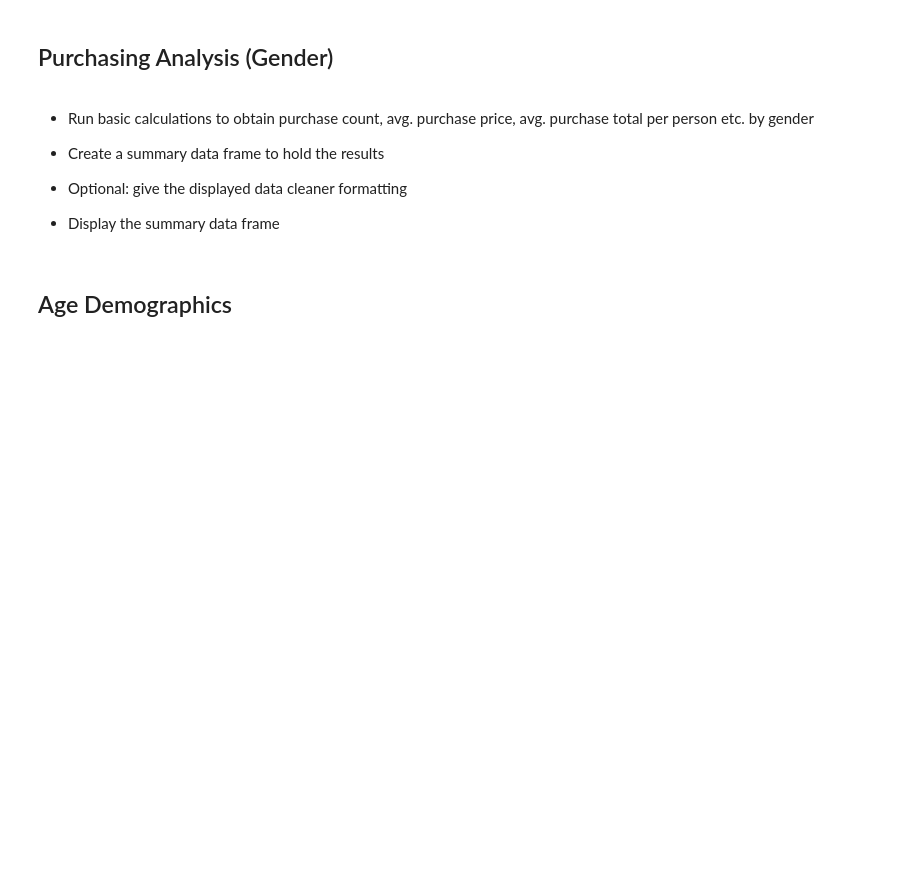
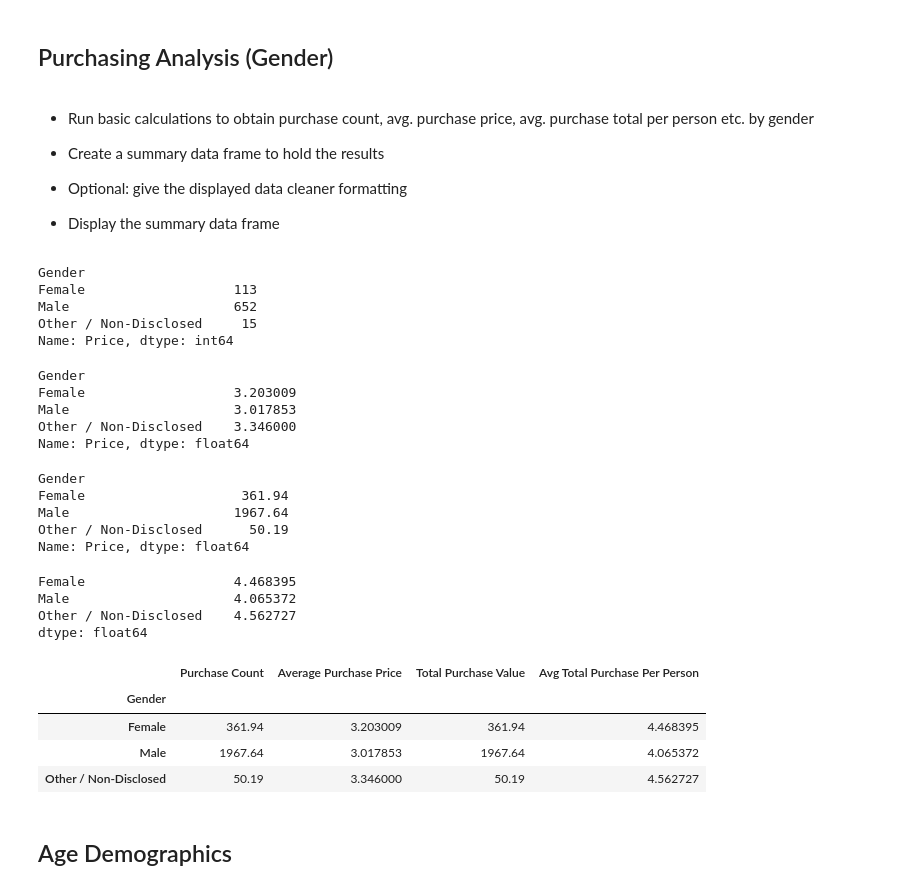
Before and after one commit to emersonmolett/Pandas-challenge, a Jupyter notebook: 04-Pandas/Instructions/HeroesOfPymoli/HeroesOfPymoli_starter.ipynb, the cells around one changed output. Saved outputs shown, nothing was run; the diff lists cells and outputs as text; code cells hidden in the pictures; blank space fills up the shorter version.

Commit message:
updated total to reflect total_player. also updated Purchasing Analysis (Gender)

```diff
--- a/04-Pandas/Instructions/HeroesOfPymoli/HeroesOfPymoli_starter.ipynb
+++ b/04-Pandas/Instructions/HeroesOfPymoli/HeroesOfPymoli_starter.ipynb
@@ -175,6 +175,59 @@ summary_df
 
 
 * Display the summary data frame
+# %%
+# Calculate purchase count by gender based on Gender & Price columns
+purchase_analysis_gender_total = purchase_data.groupby(["Gender"]).count()["Price"]
+print(purchase_analysis_gender_total)
+# %% [output]
+Gender
+Female                   113
+Male                     652
+Other / Non-Disclosed     15
+Name: Price, dtype: int64
+# %%
+# Calculate average(mean) purchase price
+purchase_analysis_gender_average = purchase_data.groupby(["Gender"]).mean()["Price"]
+print(purchase_analysis_gender_average)
+# %% [output]
+Gender
+Female                   3.203009
+Male                     3.017853
+Other / Non-Disclosed    3.346000
+Name: Price, dtype: float64
+# %%
+# Calculate total (sum) purchases dollar amounts by gender
+purchase_analysis_gender_total = purchase_data.groupby(["Gender"]).sum()["Price"]
+print(purchase_analysis_gender_total)
+# %% [output]
+Gender
+Female                    361.94
+Male                     1967.64
+Other / Non-Disclosed      50.19
+Name: Price, dtype: float64
+# %%
+# Calculate average(mean) purchase total per person by gender
+average_perchase_per_person_gender = purchase_analysis_gender_total/gender_total
+print(average_perchase_per_person_gender)
+# %% [output]
+Female                   4.468395
+Male                     4.065372
+Other / Non-Disclosed    4.562727
+dtype: float64
+# %%
+# Create a summary data frame to hold the results
+
+summary_df = pd.DataFrame({"Purchase Count": purchase_analysis_gender_total,
+                           "Average Purchase Price": purchase_analysis_gender_average,
+                          "Total Purchase Value": purchase_analysis_gender_total,
+                          "Avg Total Purchase Per Person": average_perchase_per_person_gender})
+summary_df
+# %% [output]
+|  | Purchase Count | Average Purchase Price | Total Purchase Value | Avg Total Purchase Per Person |
+| Gender |  |  |  |  |
+| Female | 361.94 | 3.203009 | 361.94 | 4.468395 |
+| Male | 1967.64 | 3.017853 | 1967.64 | 4.065372 |
+| Other / Non-Disclosed | 50.19 | 3.346000 | 50.19 | 4.562727 |
 # %% [markdown]
 ## Age Demographics
 # %% [markdown]
```
Also changed, not shown: parts of 1 cell of this notebook.
